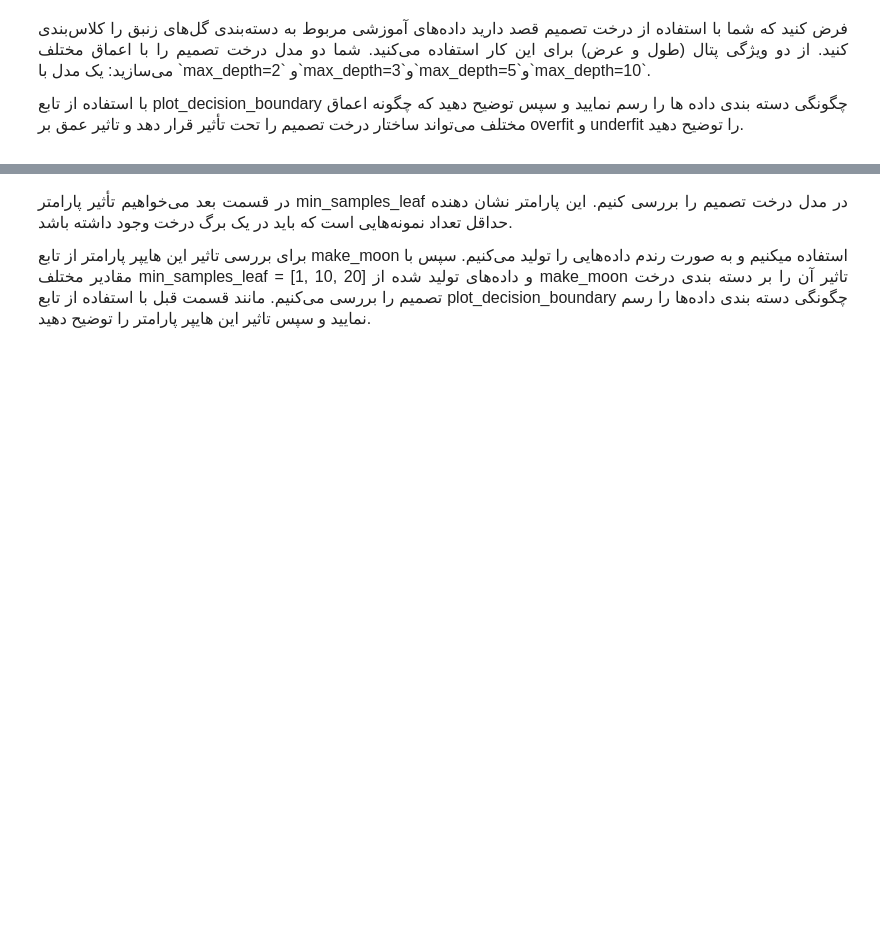
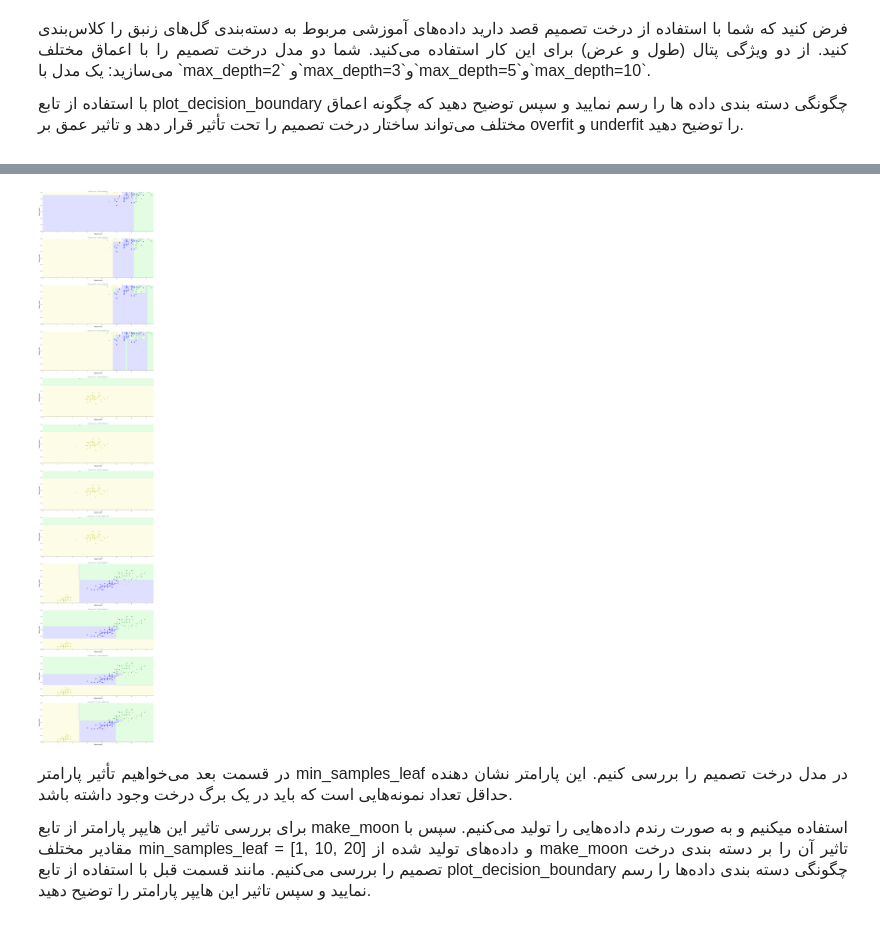
Before and after one commit to AmirrezaNasiri85/Artificial-Inteligance-Boot-Camp, a Jupyter notebook: Tamirin/Week4.1/Decision_Trees.ipynb, the cells around one changed output, grey strips where cells are left out. Saved outputs shown, nothing was run; the diff lists cells and outputs as text; code cells hidden in the pictures; blank space fills up the shorter version.

```diff
--- a/Tamirin/Week4.1/Decision_Trees.ipynb
+++ b/Tamirin/Week4.1/Decision_Trees.ipynb
@@ -77,0 +98,17 @@ def plot_decision_boundary(clf, X, y, axes=[0, 7.5, 0, 3], iris=True, legend=Fal
+# %%
+# train DecisionTreeClassifier with [2, 3, 5, 10] max_depth
+axes_number = 0
+figure, axes = plt.subplots(12, 1, figsize=(20, 100))
+depth_candidates = [2, 3, 5, 10]
+for i in range(3):
+    for depth in depth_candidates:
+        train_changed_x = train_x[:, i:i+2]
+        train_changed_y = train_y
+        model = DecisionTreeClassifier(max_depth=depth)
+        model.fit(train_changed_x, train_y)
+
+        axes[axes_number].set_title(f"Columns {i} {i+1} with depth {depth}", fontsize=16, color="cadetblue")
+        plot_decision_boundary(model, train_changed_x, train_changed_y, columns[i], columns[i+1], givenPlot=axes[axes_number])
+        axes_number += 1
+# %% [output]
+[figure, added]
```
Also changed, not shown: parts of 12 cells of this notebook.
